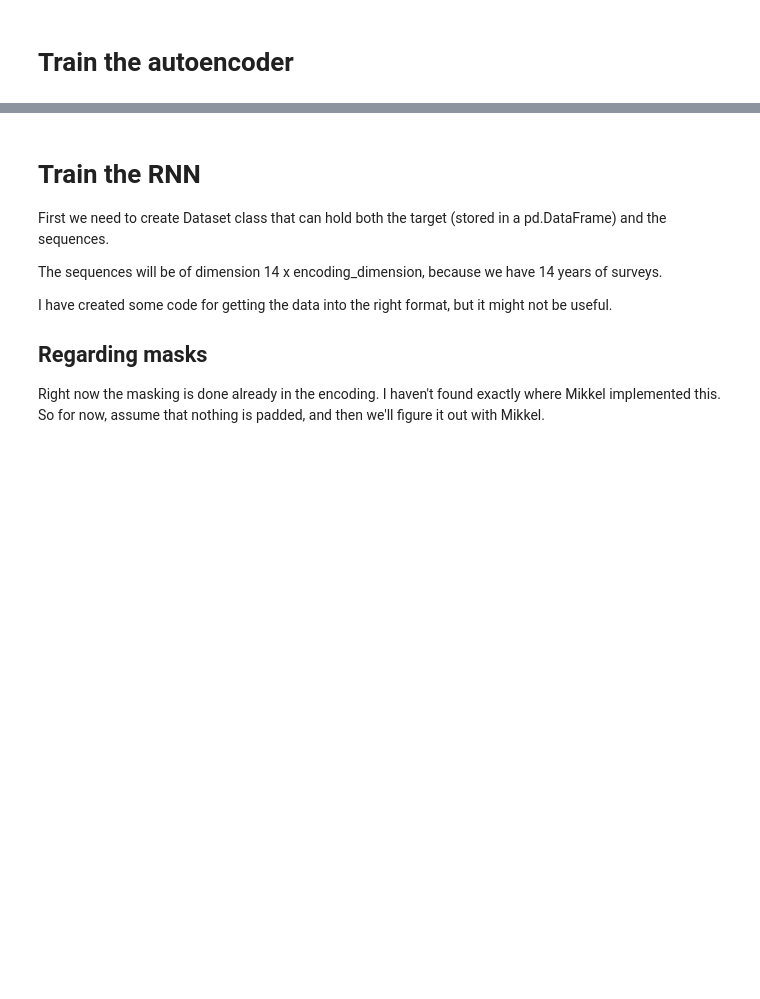
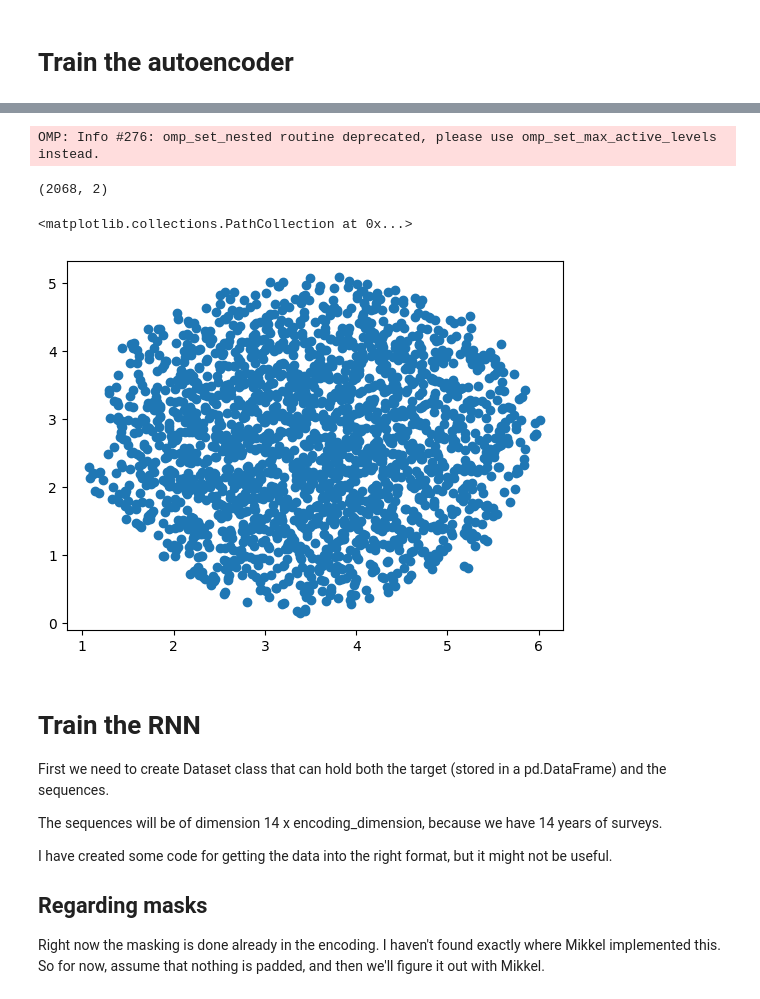
Before and after one commit to Lasse-mohr/fertility-prediction-challenge, a Jupyter notebook: train_pipeline.ipynb, the cells around one changed output, grey strips where cells are left out. Cells and saved outputs as stored; diff of their text form; code cells hidden in the pictures; blank space fills up the shorter version.

```diff
--- a/train_pipeline.ipynb
+++ b/train_pipeline.ipynb
@@ -53,10 +53,10 @@ pretrain_dataset = PretrainingDataset(sequences)
 # %%
 ### Initialization of the Autoencoder
 HIDDEN_DIM = 256
-ENCODING_SIZE = 64
-BATCH_SIZE = 32
+ENCODING_SIZE = 128
+BATCH_SIZE = 16
 num_epochs_autoencoder = 100
-learning_rate_autoencoder = 5e-3
+learning_rate_autoencoder = 1e-3
 
 SEQ_LEN = pretrain_dataset.get_seq_len()
 vocab_size = pretrain_dataset.get_vocab_size()
@@ -64,8 +64,11 @@ vocab_size = pretrain_dataset.get_vocab_size()
 train_dataloader = DataLoader(pretrain_dataset, batch_size=BATCH_SIZE, shuffle=True)
 autoencoder = AutoEncoder(vocab_size=vocab_size, embedding_size=HIDDEN_DIM, encoding_size=ENCODING_SIZE, sequence_len=SEQ_LEN).to(device)
 
-loss_f = nn.HuberLoss(delta=0.5)
+loss_f1 = nn.HuberLoss(delta=1.0)
+loss_cls = nn.CrossEntropyLoss(label_smoothing=0.1)
+loss_cos = nn.CosineEmbeddingLoss()
 optimizer = optim.RAdam( autoencoder.parameters(), lr = learning_rate_autoencoder, weight_decay=1e-3, decoupled_weight_decay=True)
+scheduler = optim.lr_scheduler.CosineAnnealingLR(optimizer, T_max = num_epochs_autoencoder, eta_min = 1e-6, last_epoch = -1)
 # %%
 autoencoder.train()
 # device = torch.device("cpu") # mps is not working for Me (Mikkel)
@@ -95,3 +120,18 @@ epoch 5          Loss: 0.4916
+# %%
+w = autoencoder.embedding.answer_embedding.weight.detach().cpu().numpy()
+projector = umap.UMAP(n_components=2)
+wp = projector.fit_transform(w)
+# %% [output]
+OMP: Info #276: omp_set_nested routine deprecated, please use omp_set_max_active_levels instead.
+# %%
+wp.shape
+# %% [output]
+(2068, 2)
+# %%
+plt.scatter(wp[:,0], wp[:,1])
+# %% [output]
+<matplotlib.collections.PathCollection at 0x...>
+[figure, added]
 # %% [markdown]
 # Train the RNN
 
```
Also changed, not shown: parts of 9 cells of this notebook, 6 other files.
